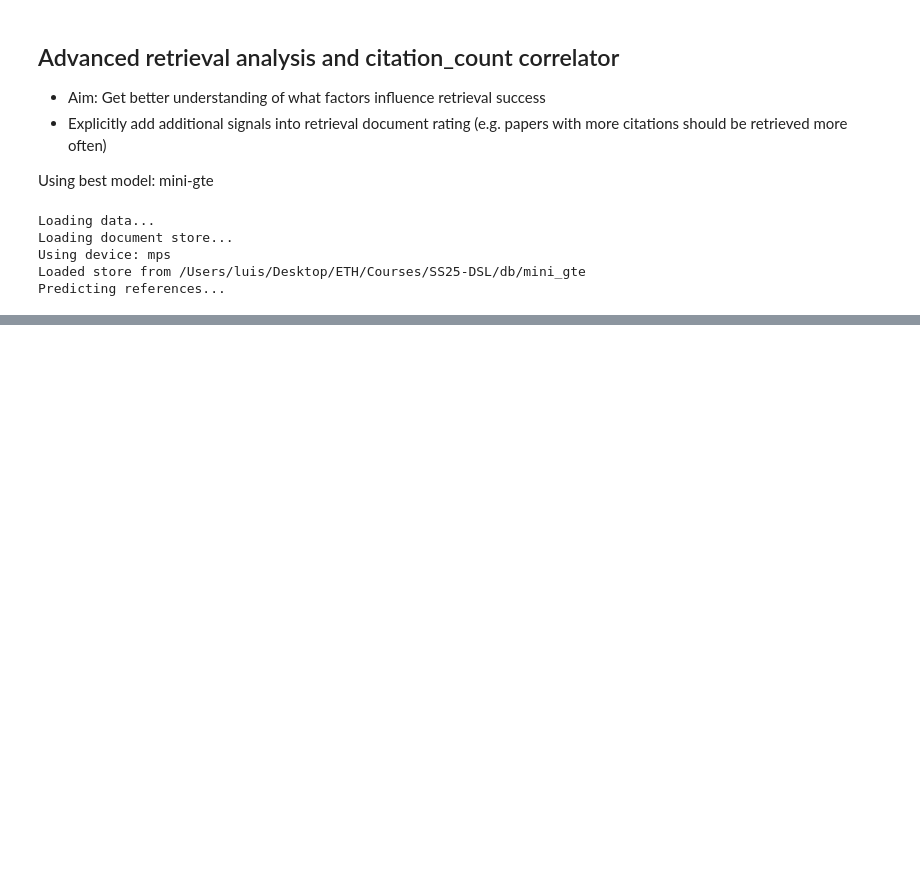
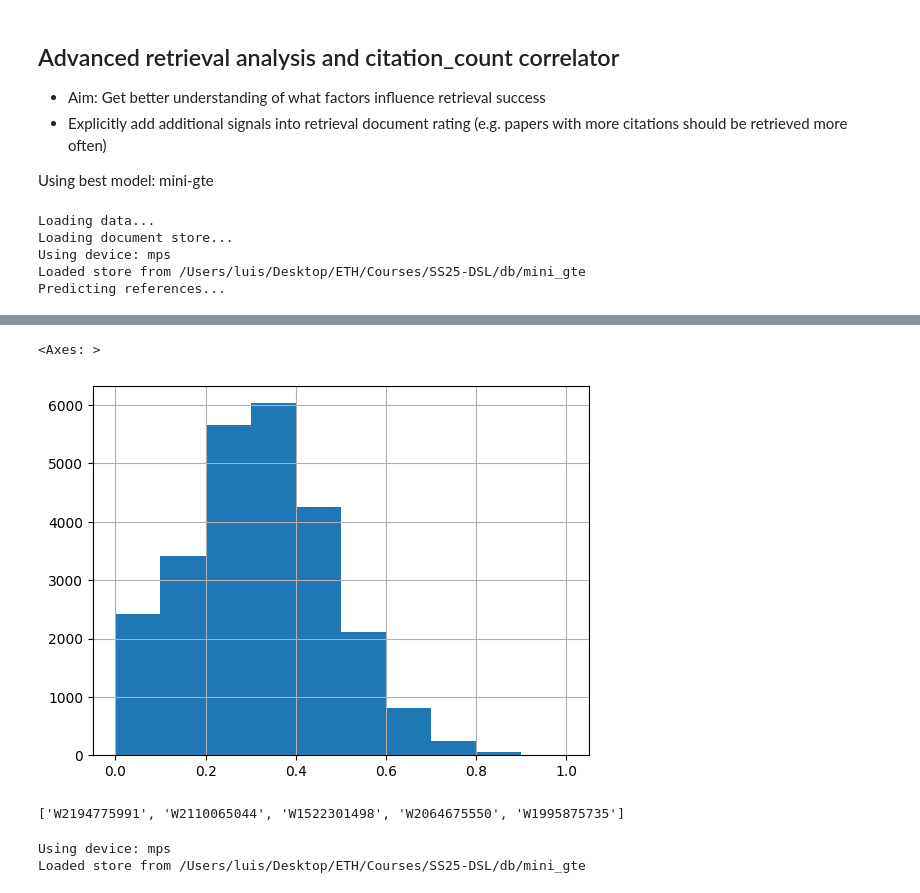
Before and after one commit to LuisCarretero/dsl-research-assistant, a Jupyter notebook: src/semantic_search/dev/benchmarking_dev.ipynb, the cells around one changed output, grey strips where cells are left out. Cells and saved outputs as stored; diff of their text form; code cells hidden in the pictures; blank space fills up the shorter version.

```diff
--- a/src/semantic_search/dev/benchmarking_dev.ipynb
+++ b/src/semantic_search/dev/benchmarking_dev.ipynb
@@ -741,0 +701,24 @@ See the caveats in the documentation: https://pandas.pydata.org/pandas-docs/stab
+# %%
+cit_cnt = ref_df['cited_by_count'].values
+cit_cnt_log = np.log(cit_cnt + 1)
+cit_scores = cit_cnt_log / np.max(cit_cnt_log)
+
+pd.Series(cit_scores).hist()
+# %% [output]
+<Axes: >
+[figure, added]
+# %%
+ref_df.nlargest(5, 'cited_by_count')['oaid'].tolist()
+# %% [output]
+['W2194775991', 'W2110065044', 'W1522301498', 'W2064675550', 'W1995875735']
+# %%
+from importlib import reload
+from semantic_search.store import milvus_store
+reload(milvus_store)
+from semantic_search.store.milvus_store import MilvusDocumentStore
+
+ds = MilvusDocumentStore(db_superdir=store_dirpath, store_name=store_name)
+assert ds.load_store()
+# %% [output]
+Using device: mps
+Loaded store from /Users/luis/Desktop/ETH/Courses/SS25-DSL/db/mini_gte
```
Also changed, not shown: parts of 9 cells of this notebook, 2 other files.
